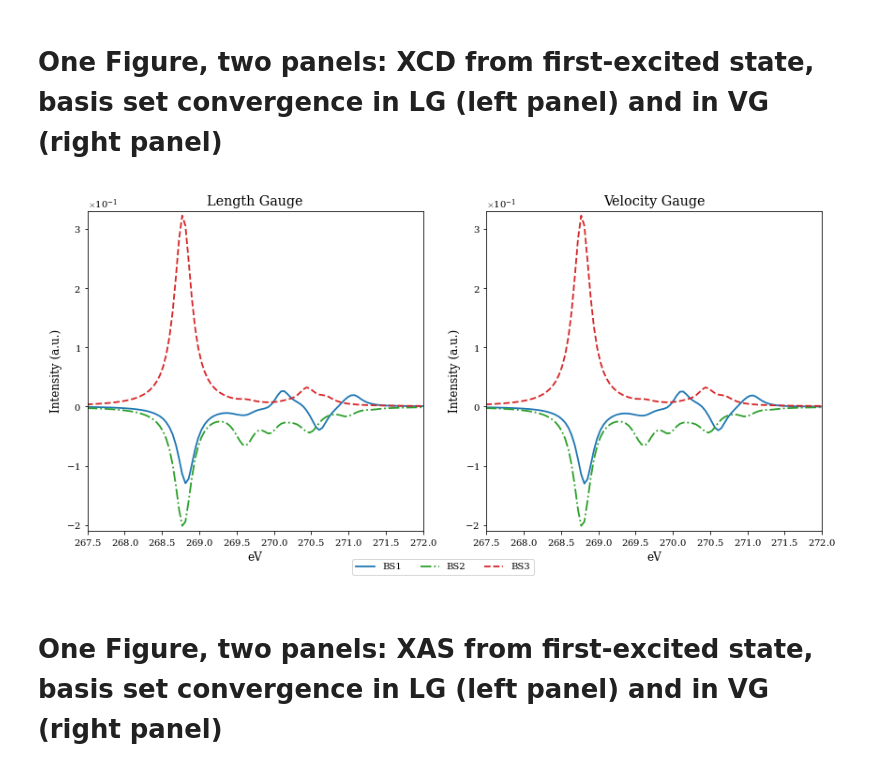
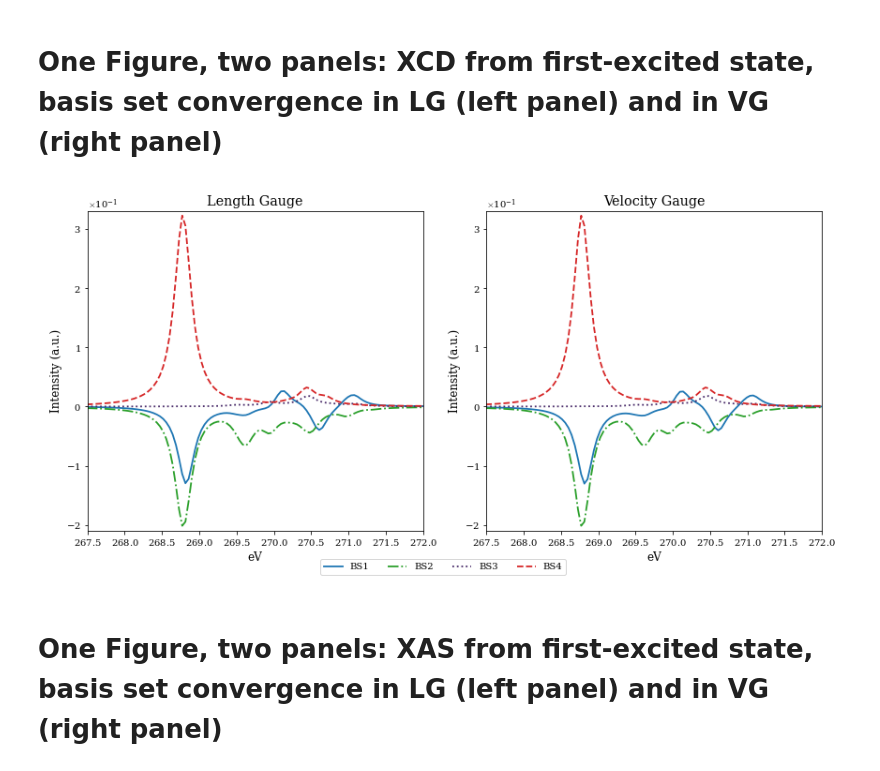
Before and after one commit to Spoksonat/article-xas-xncd, a Jupyter notebook: notebooks/plots.ipynb, the cells around one changed output. Drawn from its saved outputs; the diff is of its cells as text; code cells hidden in the pictures.

```diff
--- a/notebooks/plots.ipynb
+++ b/notebooks/plots.ipynb
@@ -803,6 +1012,18 @@ E_gas_xcd_bs3_es_vg_vcdiff = data_gas_bs3_es_vg_vcdiff.av_CD_energy_eV
 xcd_bs3_es_vg_vcdiff = data_gas_bs3_es_vg_vcdiff.av_CD_spectrum
 E_gas_xas_bs3_es_vg_vcdiff = data_gas_bs3_es_vg_vcdiff.av_lin_energy_eV
 xas_bs3_es_vg_vcdiff = data_gas_bs3_es_vg_vcdiff.av_lin_spectrum
+
+data_gas_bs4_es_lg_vcdiff = Spectrum(project=json_data["path_spectra_camb3lyp_gas_carbon_bs4_es_lg_vcdiff"], ES_parameters=ES_params, color="black", label=r"GAS, BS4, LG", limits=pulse.crossings_E)
+E_gas_xcd_bs4_es_lg_vcdiff = data_gas_bs4_es_lg_vcdiff.av_CD_energy_eV
+xcd_bs4_es_lg_vcdiff = data_gas_bs4_es_lg_vcdiff.av_CD_spectrum
+E_gas_xas_bs4_es_lg_vcdiff = data_gas_bs4_es_lg_vcdiff.av_lin_energy_eV
+xas_bs4_es_lg_vcdiff = data_gas_bs4_es_lg_vcdiff.av_lin_spectrum
+
+data_gas_bs4_es_vg_vcdiff = Spectrum(project=json_data["path_spectra_camb3lyp_gas_carbon_bs4_es_vg_vcdiff"], ES_parameters=ES_params, color="black", label=r"GAS, BS4, VG", limits=pulse.crossings_E)
+E_gas_xcd_bs4_es_vg_vcdiff = data_gas_bs4_es_vg_vcdiff.av_CD_energy_eV
+xcd_bs4_es_vg_vcdiff = data_gas_bs4_es_vg_vcdiff.av_CD_spectrum
+E_gas_xas_bs4_es_vg_vcdiff = data_gas_bs4_es_vg_vcdiff.av_lin_energy_eV
+xas_bs4_es_vg_vcdiff = data_gas_bs4_es_vg_vcdiff.av_lin_spectrum
 # %%
 bs_styles = {
     "BS1": {"color": "#1f77b4", "linestyle": "-",  "linewidth": 1.8},
@@ -854,8 +1078,9 @@ plt.show()
 # %%
 bs_styles = {
     "BS1": {"color": "#1f77b4", "linestyle": "-",  "linewidth": 1.8},
-    "BS3": {"color": "#d62728", "linestyle": "--", "linewidth": 1.8},
+    "BS4": {"color": "#d62728", "linestyle": "--", "linewidth": 1.8},
     "BS2": {"color": "#2ca02c", "linestyle": "-.", "linewidth": 1.8},
+    "BS3": {"color": "#4a2c6a", "linestyle": ":", "linewidth": 1.8},
 }
 
 fig, (ax1, ax2) = plt.subplots(1, 2, figsize=(12, 6))
@@ -863,40 +1088,42 @@ fig, (ax1, ax2) = plt.subplots(1, 2, figsize=(12, 6))
 line_bs1, = ax1.plot(E_gas_xcd_bs1_es_lg_vcdiff, 450*xcd_bs1_es_lg_vcdiff, label="BS1", **bs_styles["BS1"])
 line_bs2, = ax1.plot(E_gas_xcd_bs2_es_lg_vcdiff, xcd_bs2_es_lg_vcdiff, label="BS2", **bs_styles["BS2"])
 line_bs3, = ax1.plot(E_gas_xcd_bs3_es_lg_vcdiff, xcd_bs3_es_lg_vcdiff, label="BS3", **bs_styles["BS3"])
+line_bs4, = ax1.plot(E_gas_xcd_bs4_es_lg_vcdiff, xcd_bs4_es_lg_vcdiff, label="BS4", **bs_styles["BS4"])
 ax1.set_xlim(267.5, 272)
 ax1.set_xlabel("eV")
 ax1.set_ylabel("Intensity (a.u.)")
 ax1.set_ylim(-0.21, 0.33)
 ax1.set_title("Length Gauge")
 ax1.ticklabel_format(style="plain", axis="x", useMathText=True)
 ax1.ticklabel_format(style="sci", axis="y", scilimits=(0, 0), useMathText=True)
 
 ax2.plot(E_gas_xcd_bs1_es_vg_vcdiff, 450*xcd_bs1_es_vg_vcdiff, label="BS1", **bs_styles["BS1"])
 ax2.plot(E_gas_xcd_bs2_es_vg_vcdiff, xcd_bs2_es_vg_vcdiff, label="BS2", **bs_styles["BS2"])
 ax2.plot(E_gas_xcd_bs3_es_vg_vcdiff, xcd_bs3_es_vg_vcdiff, label="BS3", **bs_styles["BS3"])
+ax2.plot(E_gas_xcd_bs4_es_vg_vcdiff, xcd_bs4_es_vg_vcdiff, label="BS4", **bs_styles["BS4"])
 ax2.set_xlim(267.5, 272)
 ax2.set_ylim(-0.21, 0.33)
 ax2.set_xlabel("eV")
 ax2.set_ylabel("Intensity (a.u.)")
 ax2.set_title("Velocity Gauge")
 ax2.ticklabel_format(style="plain", axis="x", useMathText=True)
 ax2.ticklabel_format(style="sci", axis="y", scilimits=(0, 0), useMathText=True)
 
-lines = [line_bs1, line_bs2, line_bs3]
+lines = [line_bs1, line_bs2, line_bs3, line_bs4]
 labels = [line.get_label() for line in lines]
 fig.legend(
     lines,
     labels,
     loc="lower center",
     bbox_to_anchor=(0.5, 0.02),
-    ncol=3,
+    ncol=4,
     frameon=True,
 )
 
 plt.tight_layout(rect=(0, 0.03, 1, 1))
 plt.show()
 # %% [output]
-[figure, old version]
+[figure, new version]
 # %% [markdown]
 # One Figure, two panels: XAS from first-excited state, basis set convergence in LG (left panel) and in VG (right panel)
 # %% [markdown]
```
Also changed, not shown: parts of 26 cells of this notebook, 1 other file.
